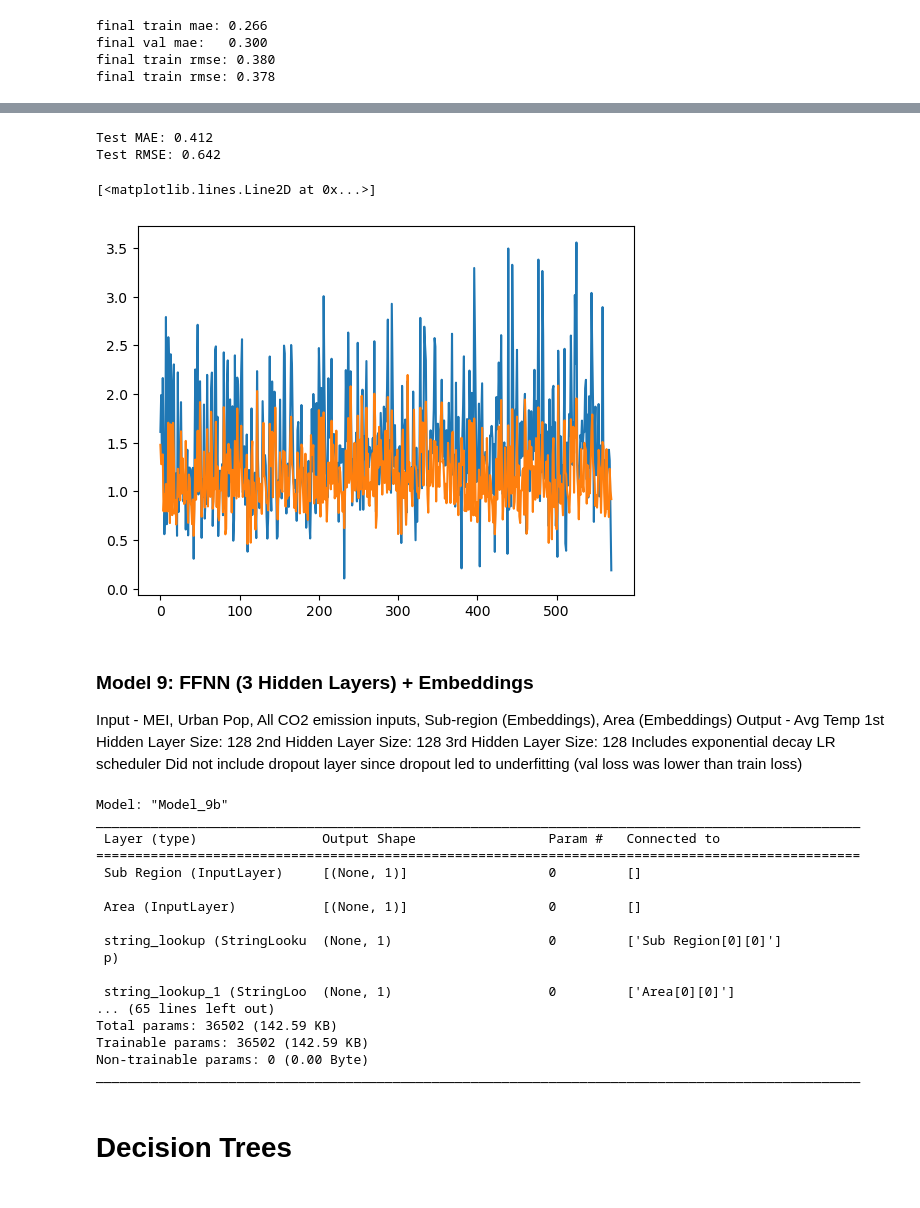
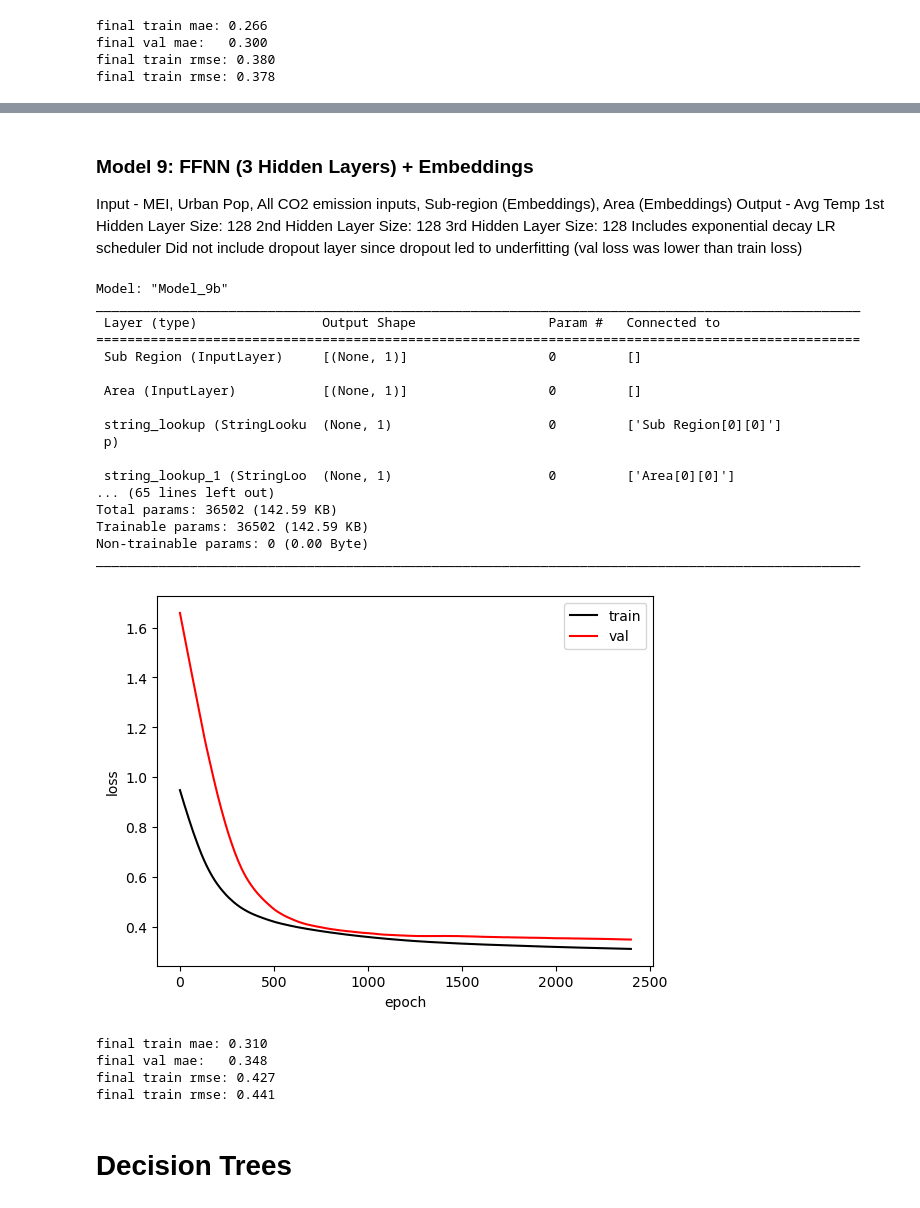
Before and after one commit to fayesimone/agriculture_emissions_prediction, a Jupyter notebook: Model_Building.ipynb, the cells around one changed output, grey strips where cells are left out. Drawn from its saved outputs; the diff is of its cells as text; code cells hidden in the pictures.

Commit message:
Finish running models with test data

```diff
--- a/Model_Building.ipynb
+++ b/Model_Building.ipynb
@@ -2007,15 +1743,3 @@ model_9_preds = model_9.predict(x={
-# %%
-model_9_mae = mae(Y_test, model_9_preds).numpy()
-model_9_rmse = rmse(Y_test, model_9_preds).numpy()
-print('Test MAE: %.3f' %model_9_mae)
-print('Test RMSE: %.3f' %model_9_rmse)
-plt.plot(Y_test.index, Y_test.values)
-plt.plot(Y_test.index, model_9_preds)
-# %% [output]
-Test MAE: 0.412
-Test RMSE: 0.642
-[<matplotlib.lines.Line2D at 0x...>]
-[figure, old version]
 # %% [markdown]
 ### Model 9: FFNN (3 Hidden Layers) + Embeddings
 
@@ -2112,7 +1836,7 @@ def build_model_9b():
                          outputs=temp,
                          name='Model_9b')
 
-  initial_learning_rate = 0.00001
+  initial_learning_rate = 0.000001
   lr_schedule = tf.keras.optimizers.schedules.ExponentialDecay(
     initial_learning_rate,
     decay_steps=100000,
@@ -2148,7 +1872,7 @@ history = model_9b.fit(
       'Area': x_train[['area']]
     },
   y=Y_train[['average_temperature_°c']],
-  epochs=2800,
+  epochs=2400,
   batch_size=400,
   validation_data=(
       {
@@ -2162,33 +1886,38 @@ history = model_9b.fit(
       'Manure Management': x_val[['cum_sum_log_manure_mgmt']],
       'Food Systems': x_val[['cum_sum_log_food_systems']],
       'IPPU Total': x_val[['cum_sum_log_ippu_tot']],
       'On Farm Energy Use': x_val[['cum_sum_log_on_farm_energy_use']],
       'Forestland': x_val[['cum_sum_forestland']],
       'Sub Region': x_val[['sub-region']],
       'Area': x_val[['area']]
       },
       Y_val[['average_temperature_°c']]),
   verbose=0)
 
 show_history(history)
 # %% [output]
 Model: "Model_9b"
 __________________________________________________________________________________________________
  Layer (type)                Output Shape                 Param #   Connected to
 ==================================================================================================
  Sub Region (InputLayer)     [(None, 1)]                  0         []
 
  Area (InputLayer)           [(None, 1)]                  0         []
 
  string_lookup (StringLooku  (None, 1)                    0         ['Sub Region[0][0]']
  p)
 
  string_lookup_1 (StringLoo  (None, 1)                    0         ['Area[0][0]']
 ... (65 lines left out)
 Total params: 36502 (142.59 KB)
 Trainable params: 36502 (142.59 KB)
 Non-trainable params: 0 (0.00 Byte)
 __________________________________________________________________________________________________
+[figure, added]
+final train mae: 0.310
+final val mae:   0.348
+final train rmse: 0.427
+final train rmse: 0.441
 # %% [markdown]
 # Decision Trees
 # %%
```
Also changed, not shown: parts of 104 cells of this notebook.
